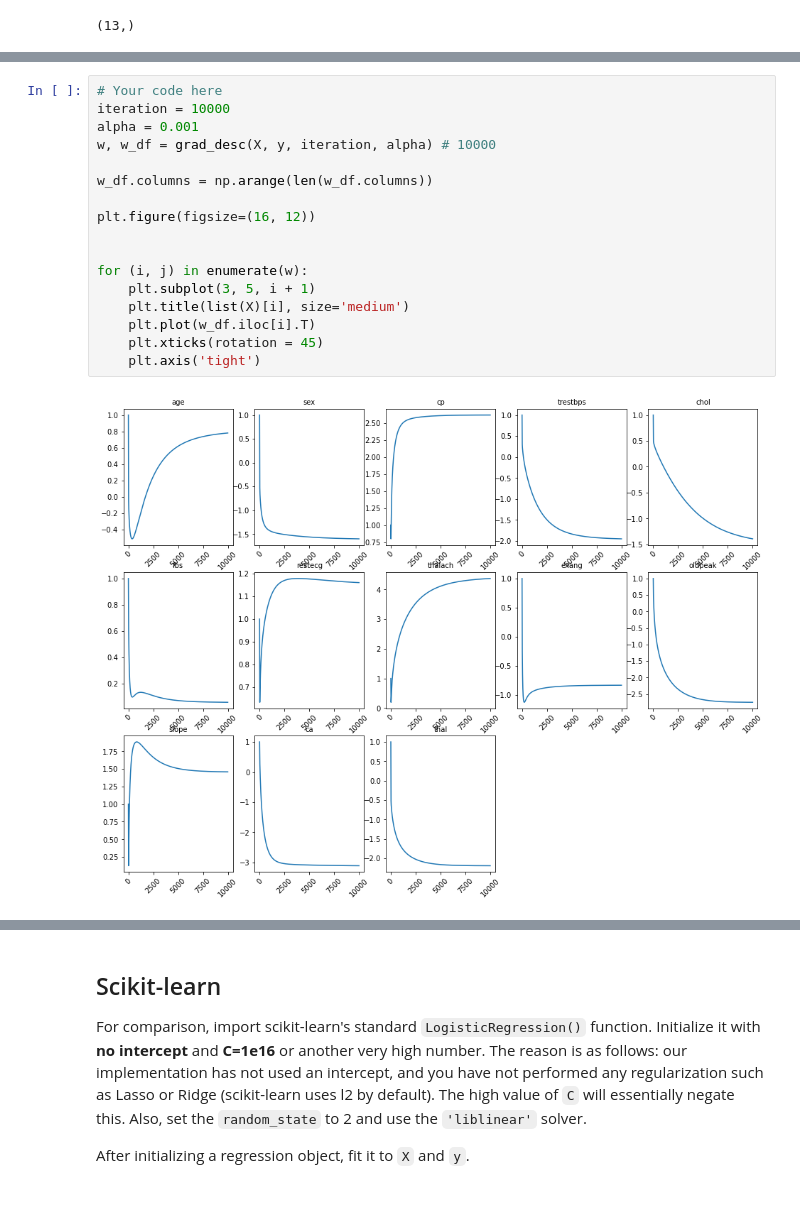
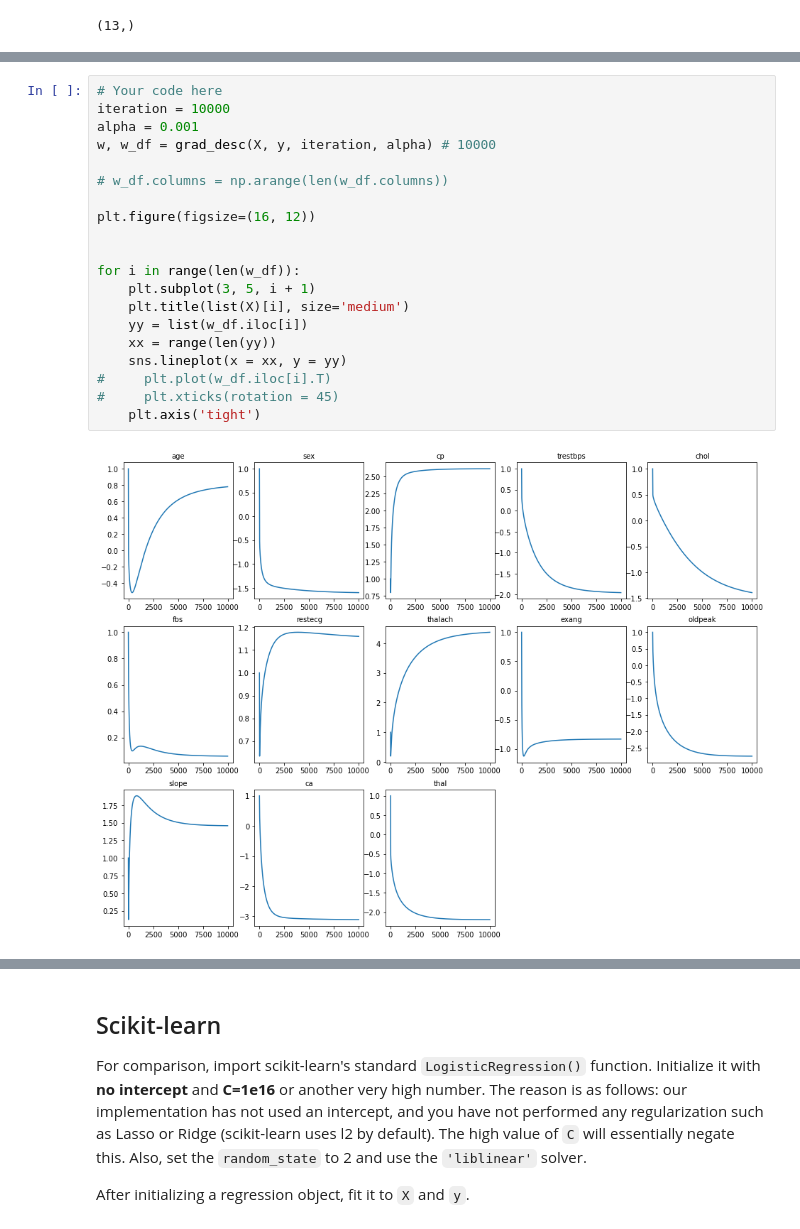
Before and after one commit to miladshiraniUCB/dsc-coding-logistic-regression-from-scratch, a Jupyter notebook: index.ipynb, the cells around one changed output, grey strips where cells are left out. Cells and saved outputs as stored; diff of their text form; blank space fills up the shorter version.

```diff
--- a/index.ipynb
+++ b/index.ipynb
@@ -166,19 +167,22 @@ w_df
 # %%
 # Your code here
 iteration = 10000
 alpha = 0.001
 w, w_df = grad_desc(X, y, iteration, alpha) # 10000
 
-w_df.columns = np.arange(len(w_df.columns))
+# w_df.columns = np.arange(len(w_df.columns))
 
 plt.figure(figsize=(16, 12))
 
 
-for (i, j) in enumerate(w):
+for i in range(len(w_df)):
     plt.subplot(3, 5, i + 1)
     plt.title(list(X)[i], size='medium')
-    plt.plot(w_df.iloc[i].T)
-    plt.xticks(rotation = 45)
+    yy = list(w_df.iloc[i])
+    xx = range(len(yy))
+    sns.lineplot(x = xx, y = yy)
+#     plt.plot(w_df.iloc[i].T)
+#     plt.xticks(rotation = 45)
     plt.axis('tight')
 # %% [output]
-[figure, old version]
+[figure, new version]
```
Also changed, not shown: parts of 4 cells of this notebook, 1 other file.
